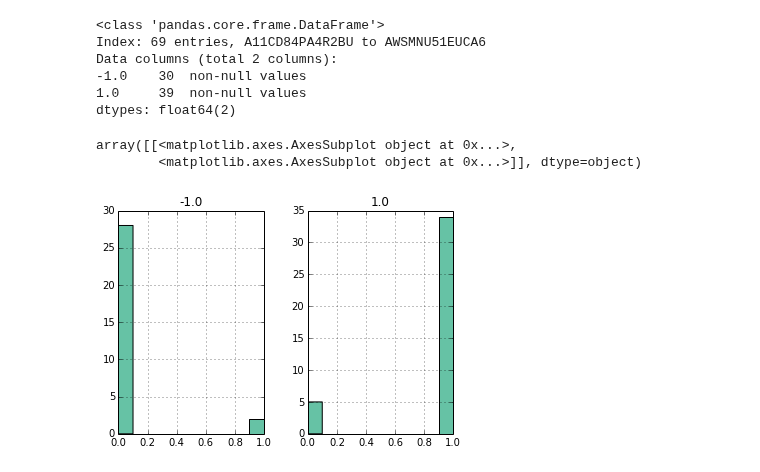
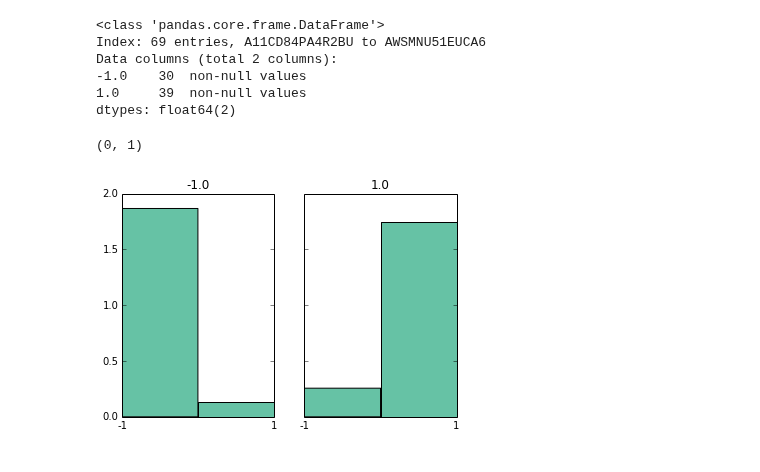
Before and after one commit to berkeley-cocosci/mass-inference, a Jupyter notebook: lib/mass/analysis/mass_inference-G-fall.ipynb, the cells around one changed output. Drawn from its saved outputs; the diff is of its cells as text; code cells hidden in the pictures.

```diff
--- a/lib/mass/analysis/mass_inference-G-fall.ipynb
+++ b/lib/mass/analysis/mass_inference-G-fall.ipynb
@@ -79,7 +77,7 @@ model = fm.FallModel(
     ipe['B'],
     get_fall(exp['B']).reset_index('kappa0', drop=True).T[pid],
     trials['B'][pid][:3],
-    kappas)
+    kappas=[-1, 1])
 # %%
 model.graph(FIG_PATH.joinpath("mass_inference-G", "fall-model.png"))
 # %% [output]
@@ -89,7 +87,7 @@ def create_models(ipe, exp, trials):
     models = {}
     for (kappa0, pid), df in get_fall(exp).groupby(level=['kappa0', 'pid']):
 	h = df.T[kappa0, pid]
-	models[(kappa0, pid)] = fm.FallModel(ipe, h, trials[pid], kappas, prior=0.5)
+	models[(kappa0, pid)] = fm.FallModel(ipe, h, trials[pid], kappas=[-1, 1])
     return models
 # %%
 def fit(task):
@@ -146,11 +145,22 @@ Data columns (total 2 columns):
 -1.0    30  non-null values
 1.0     39  non-null values
 dtypes: float64(2)
-# %%
-ik.hist()
-# %% [output]
-array([[<matplotlib.axes.AxesSubplot object at 0x...>,
-        <matplotlib.axes.AxesSubplot object at 0x...>]], dtype=object)
-[figure, removed]
+# %%
+kappas = models.irow(0).kappas
+n_kappa = models.irow(0).n_kappa
+
+fig, axes = plt.subplots(1, 2, sharex=True, sharey=True)
+for i, kappa0 in enumerate(ik):
+    axes[i].hist(ik[kappa0], bins=n_kappa, range=[0, n_kappa-1], normed=True, align='mid')
+    axes[i].set_title(kappa0)
+
+xticklabels = [-1, 1]
+xticks = [kappas.index(x) for x in xticklabels]
+axes[0].set_xticks(xticks)
+axes[0].set_xticklabels(xticklabels)
+axes[0].set_xlim(0, n_kappa-1)
+# %% [output]
+(0, 1)
+[figure, added]
 # %%
 logp = models.apply(lambda x: x.logp_k)
```
Also changed, not shown: parts of 3 cells of this notebook, 1 other file.
